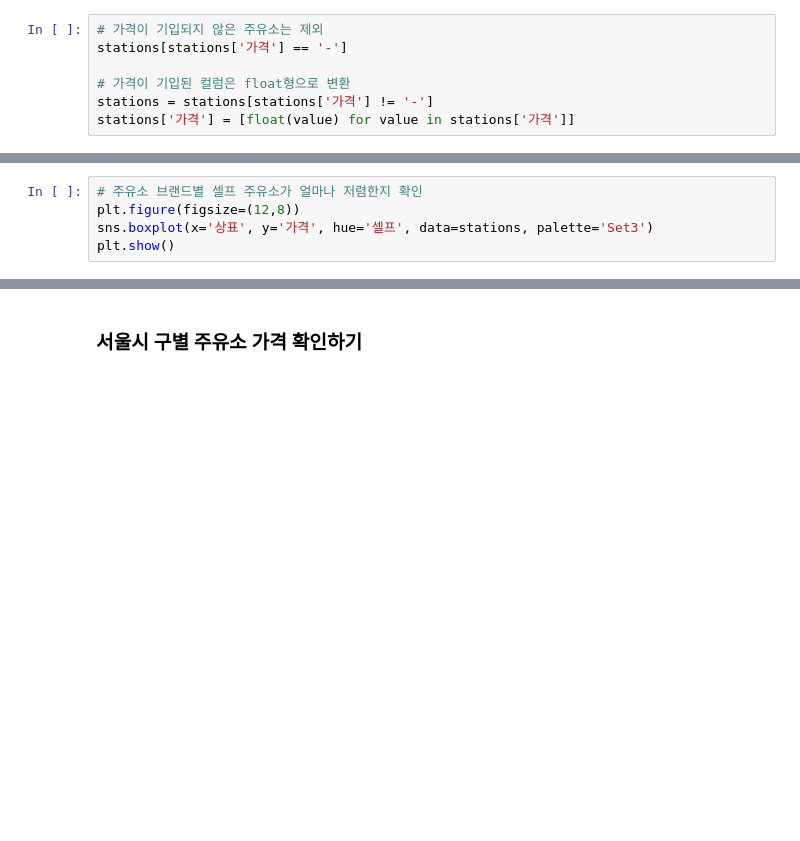
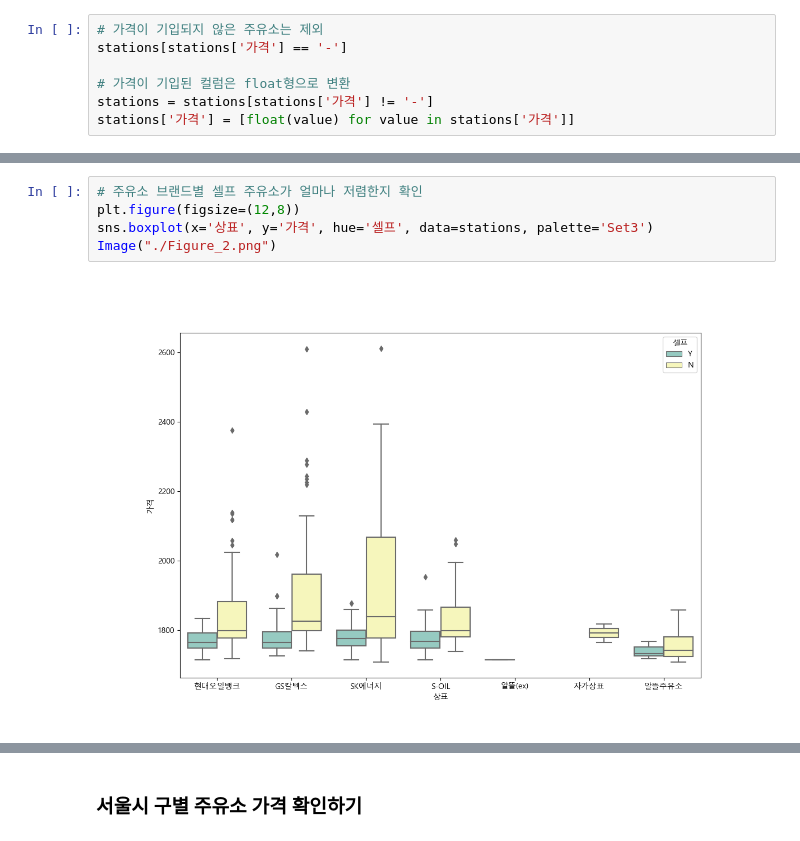
Before and after one commit to dawoonyoon/analysis-practice, a Jupyter notebook: Feb/셀프_주유소.ipynb, the cells around one changed output, grey strips where cells are left out. Saved outputs shown, nothing was run; the diff lists cells and outputs as text; blank space fills up the shorter version.

```diff
--- a/Feb/셀프_주유소.ipynb
+++ b/Feb/셀프_주유소.ipynb
@@ -121,8 +104,10 @@ plt.show()
 # %%
 # 주유소 브랜드별 셀프 주유소가 얼마나 저렴한지 확인
 plt.figure(figsize=(12,8))
 sns.boxplot(x='상표', y='가격', hue='셀프', data=stations, palette='Set3')
-plt.show()
+Image("./Figure_2.png")
+# %% [output]
+[figure, added]
 # %%
 plt.figure(figsize=(12,8))
 sns.boxplot(x='상표', y='가격', data=stations, palette='Set3')
```
Also changed, not shown: parts of 14 cells of this notebook.
